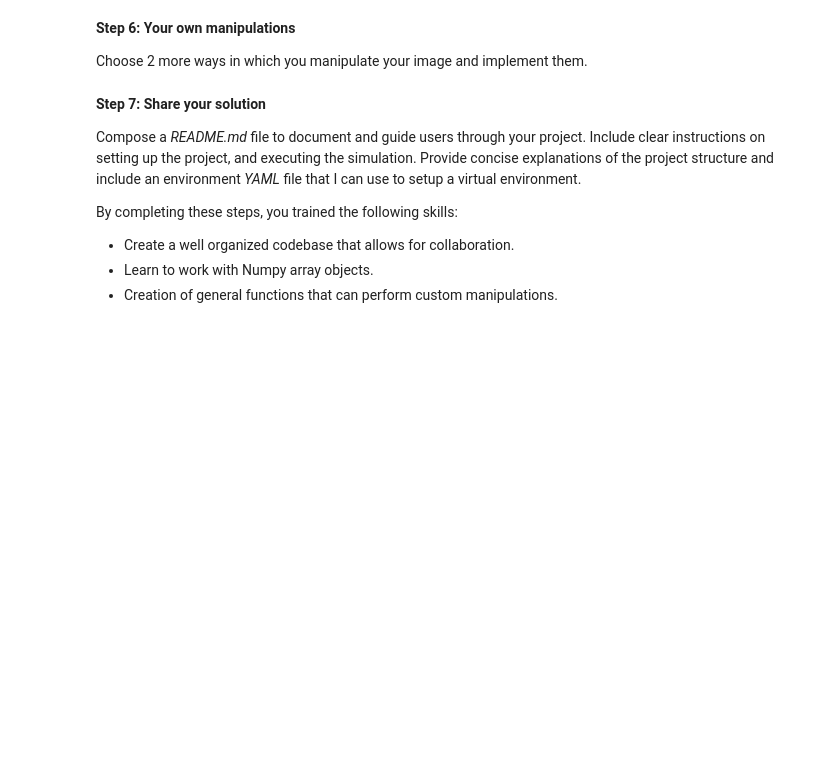
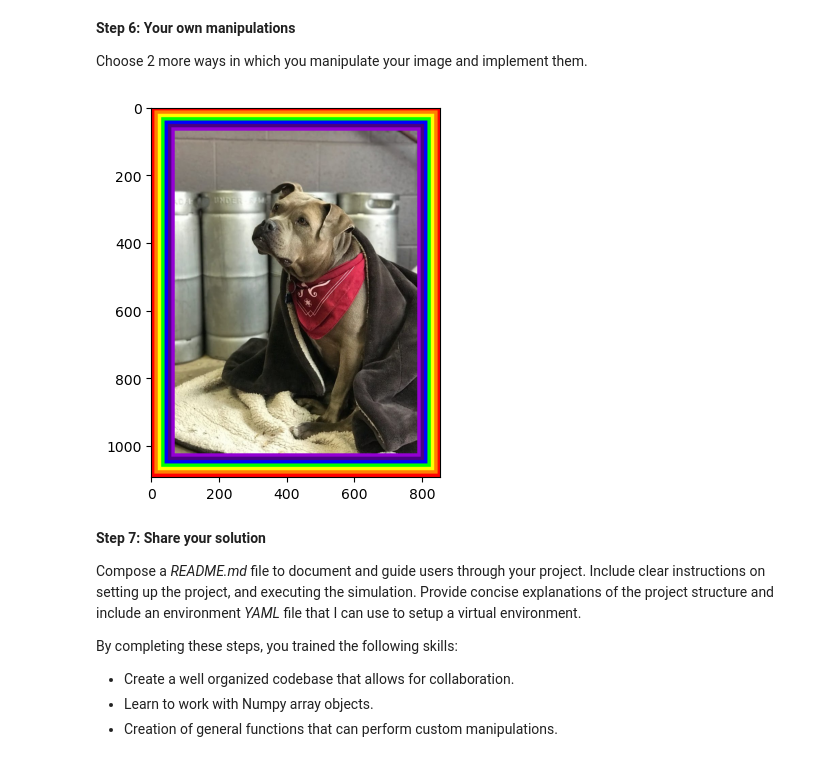
Before and after one commit to TinneCJM/assignment_numpy, a Jupyter notebook: notebooks/Assignment_notebook.ipynb, the cells around one changed output. Saved outputs shown, nothing was run; the diff lists cells and outputs as text; code cells hidden in the pictures; blank space fills up the shorter version.

```diff
--- a/notebooks/Assignment_notebook.ipynb
+++ b/notebooks/Assignment_notebook.ipynb
@@ -253,6 +252,48 @@ create_colorful_big_one(['r', 'b', 'g', 'b', 'r', 'b', 'g', 'b', 'r', 'b', 'g','
 **Step 6: Your own manipulations**
 
 Choose 2 more ways in which you manipulate your image and implement them.
+# %%
+def add_rainbow(image, border_thickness = 10):
+    """
+    Adds a rainbow border to an image.
+
+    Parameters:
+    image (numpy.ndarray): The input image.
+    border_thickness (int, optional): The thickness of the borders. Defaults to 10.
+
+    Returns:
+    None
+    """
+
+    # Create a copy of the image
+    im_with_borders = np.copy(image)
+
+    # Define the colors for each border
+    border_colors = [
+        (148, 0, 211),  # Violet
+        (75, 0, 130),   # Indigo
+        (0, 0, 255),    # Blue
+        (0, 255, 0),    # Green
+        (255, 255, 0),  # Yellow
+        (255, 127, 0),  # Orange
+        (255, 0, 0)     # Red
+    ]
+
+    # Draw multiple borders outside the image
+    for i in range(len(border_colors)):
+        border_color = border_colors[i % len(border_colors)]
+        border = np.full((im_with_borders.shape[0] + 2 * border_thickness, im_with_borders.shape[1] + 2 * border_thickness, 3), border_color, dtype=np.uint8)
+        border[border_thickness:-border_thickness, border_thickness:-border_thickness] = im_with_borders
+        im_with_borders = border
+
+    # Display the image with borders
+    plt.imshow(im_with_borders)
+    plt.show()
+
+# Example usage:
+add_rainbow(np_image)
+# %% [output]
+[figure, added]
 # %% [markdown]
 **Step 7: Share your solution**
 
```
Also changed, not shown: parts of 2 cells of this notebook, 2 other files.
